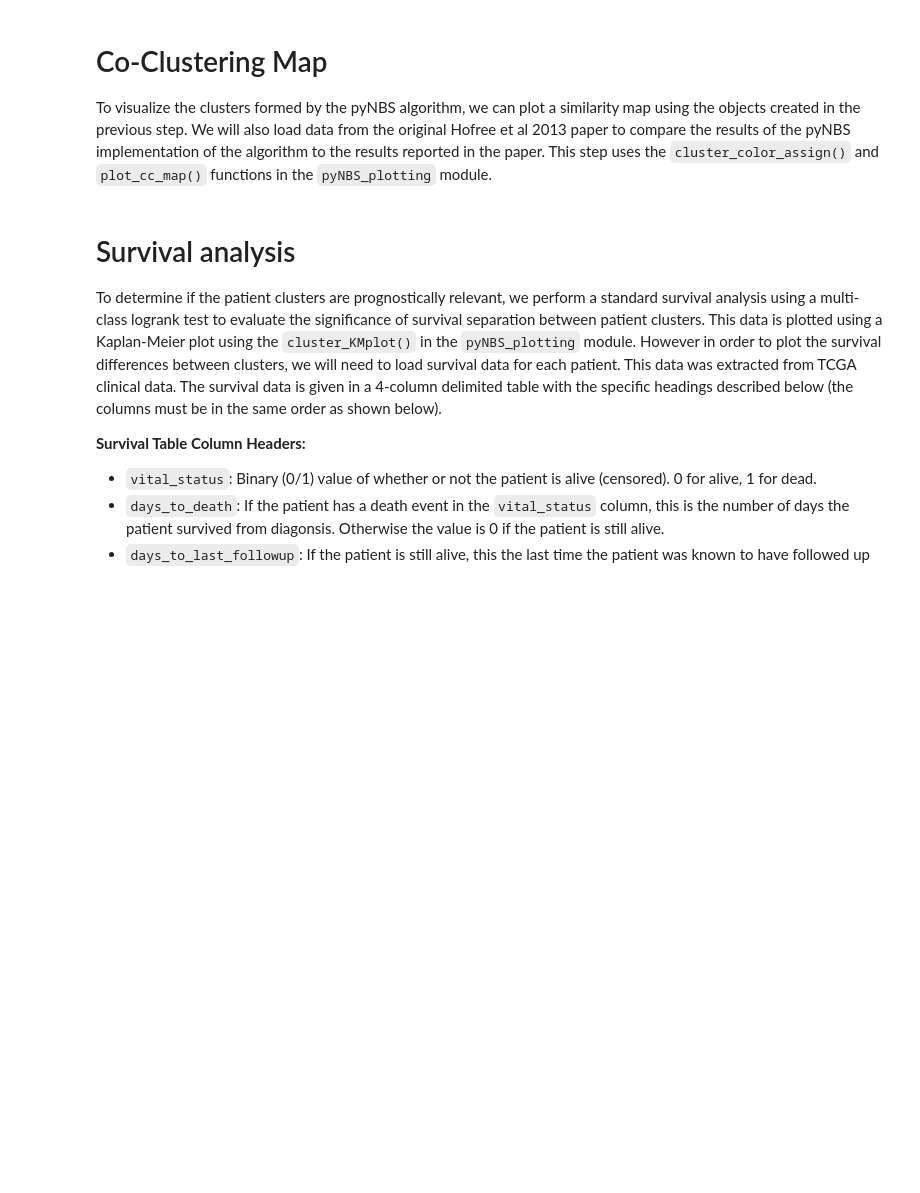
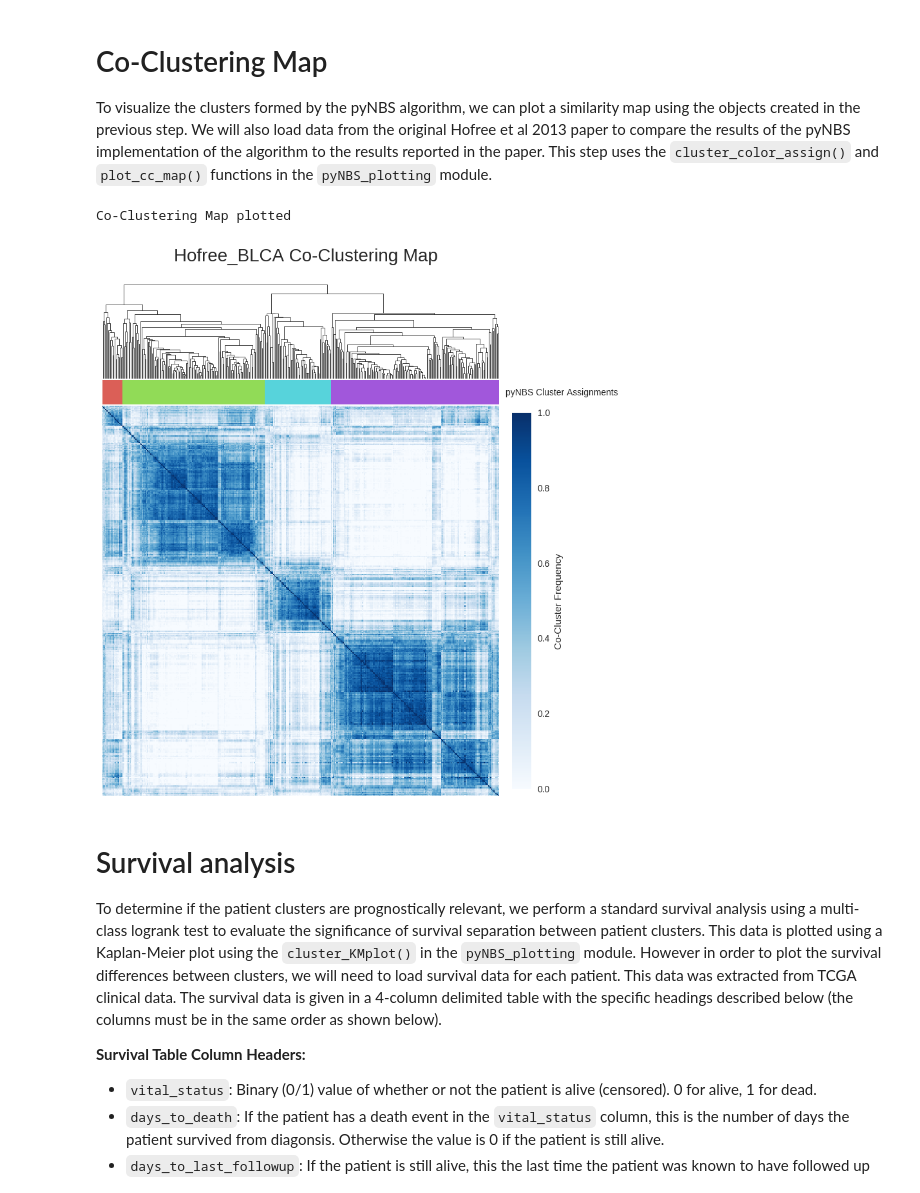
Before and after one commit to idekerlab/pyNBS, a Jupyter notebook: Examples/CancerSubnetwork_BLCA_pyNBS_Notebook.ipynb, the cells around one changed output. Drawn from its saved outputs; the diff is of its cells as text; code cells hidden in the pictures; blank space fills up the shorter version.

Commit message:
fixed parameter loading bugs and more explicitly defined return statements

```diff
--- a/Examples/CancerSubnetwork_BLCA_pyNBS_Notebook.ipynb
+++ b/Examples/CancerSubnetwork_BLCA_pyNBS_Notebook.ipynb
@@ -238,9 +254,13 @@ To visualize the clusters formed by the pyNBS algorithm, we can plot a similarit
 pyNBS_BLCA_clust_cmap = plot.cluster_color_assign(NBS_cluster_assign, name='pyNBS Cluster Assignments')
 
 # Plot and save co-cluster map figure
-plot.plot_cc_map(NBS_cc_table, NBS_cc_linkage, row_color_map=Hofree_BLCA_clust_cmap, col_color_map=pyNBS_BLCA_clust_cmap, **save_args)
+plot.plot_cc_map(NBS_cc_table, NBS_cc_linkage, col_color_map=pyNBS_BLCA_clust_cmap, **save_args)
+# %% [output]
+Co-Clustering Map plotted
 # %%
-Image(filename = pyNBS_params['outdir']+pyNBS_params['job_name']+'_cc_map.png', width=600, height=600)
+Image(filename = save_args['outdir']+save_args['job_name']+'_cc_map.png', width=600, height=600)
+# %% [output]
+[figure, added]
 # %% [markdown]
 # Survival analysis
 To determine if the patient clusters are prognostically relevant, we perform a standard survival analysis using a multi-class logrank test to evaluate the significance of survival separation between patient clusters. This data is plotted using a Kaplan-Meier plot using the `cluster_KMplot()` in the `pyNBS_plotting` module. However in order to plot the survival differences between clusters, we will need to load survival data for each patient. This data was extracted from TCGA clinical data. The survival data is given in a 4-column delimited table with the specific headings described below (the columns must be in the same order as shown below).
```
Also changed, not shown: parts of 6 cells of this notebook, 32 other files.
